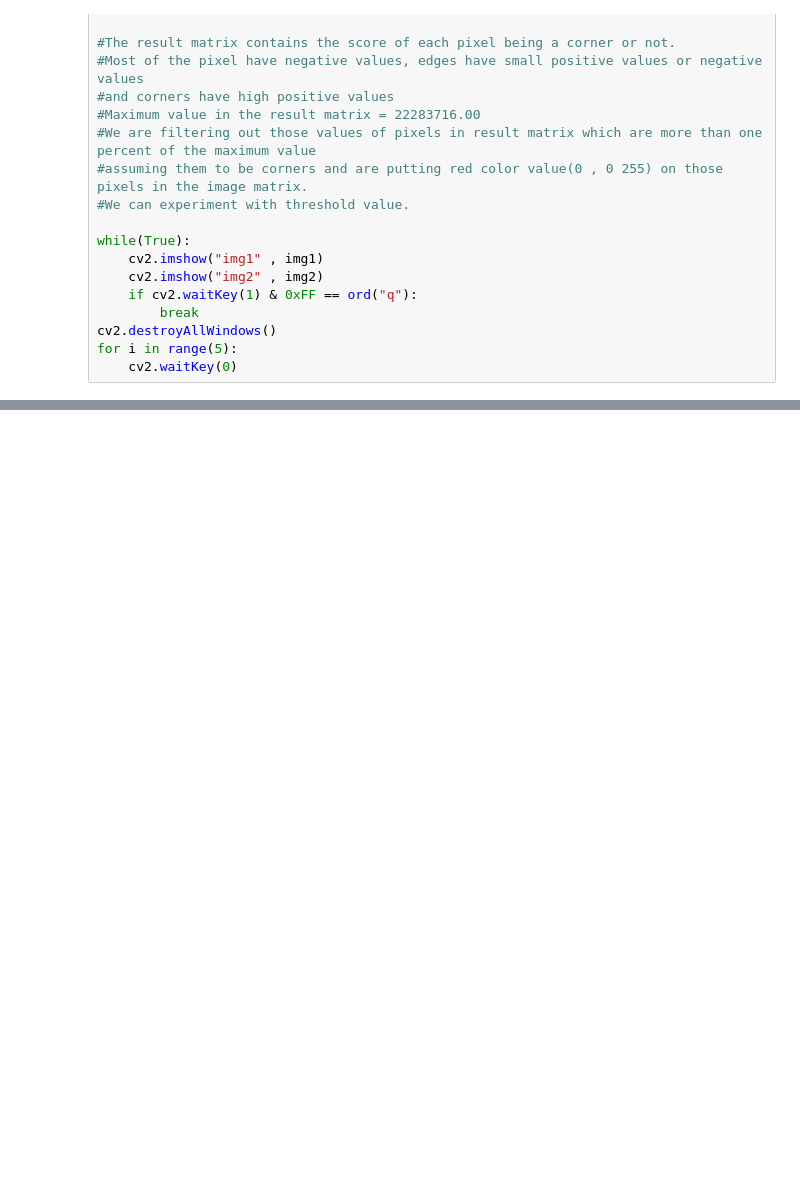
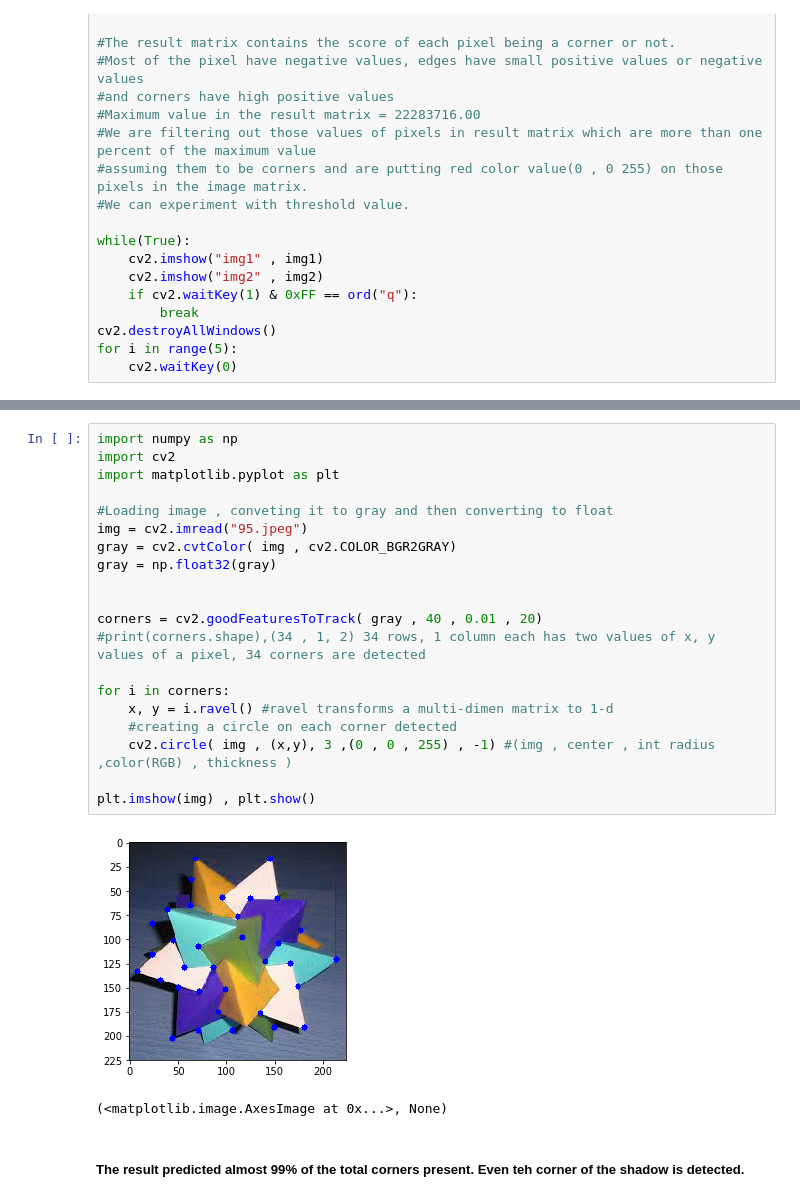
Before and after one commit to priyaSin/OpenCV-Tutorial, a Jupyter notebook: OpenCV13/OpenCV13.ipynb, the cells around one changed output, grey strips where cells are left out. Drawn from its saved outputs; the diff is of its cells as text; blank space fills up the shorter version.

Commit message:
corner detection done

```diff
--- a/OpenCV13/OpenCV13.ipynb
+++ b/OpenCV13/OpenCV13.ipynb
@@ -143,0 +161,25 @@ for i in range(5):
+# %%
+import numpy as np
+import cv2
+import matplotlib.pyplot as plt
+
+#Loading image , conveting it to gray and then converting to float
+img = cv2.imread("95.jpeg")
+gray = cv2.cvtColor( img , cv2.COLOR_BGR2GRAY)
+gray = np.float32(gray)
+
+
+corners = cv2.goodFeaturesToTrack( gray , 40 , 0.01 , 20)
+#print(corners.shape),(34 , 1, 2) 34 rows, 1 column each has two values of x, y values of a pixel, 34 corners are detected
+
+for i in corners:
+    x, y = i.ravel() #ravel transforms a multi-dimen matrix to 1-d
+    #creating a circle on each corner detected
+    cv2.circle( img , (x,y), 3 ,(0 , 0 , 255) , -1) #(img , center , int radius ,color(RGB) , thickness )
+
+plt.imshow(img) , plt.show()
+# %% [output]
+[figure, added]
+(<matplotlib.image.AxesImage at 0x...>, None)
+# %% [markdown]
+##### The result predicted almost 99% of the total corners present. Even teh corner of the shadow is detected.
```
Also changed, not shown: parts of 2 cells of this notebook, 1 other file.
